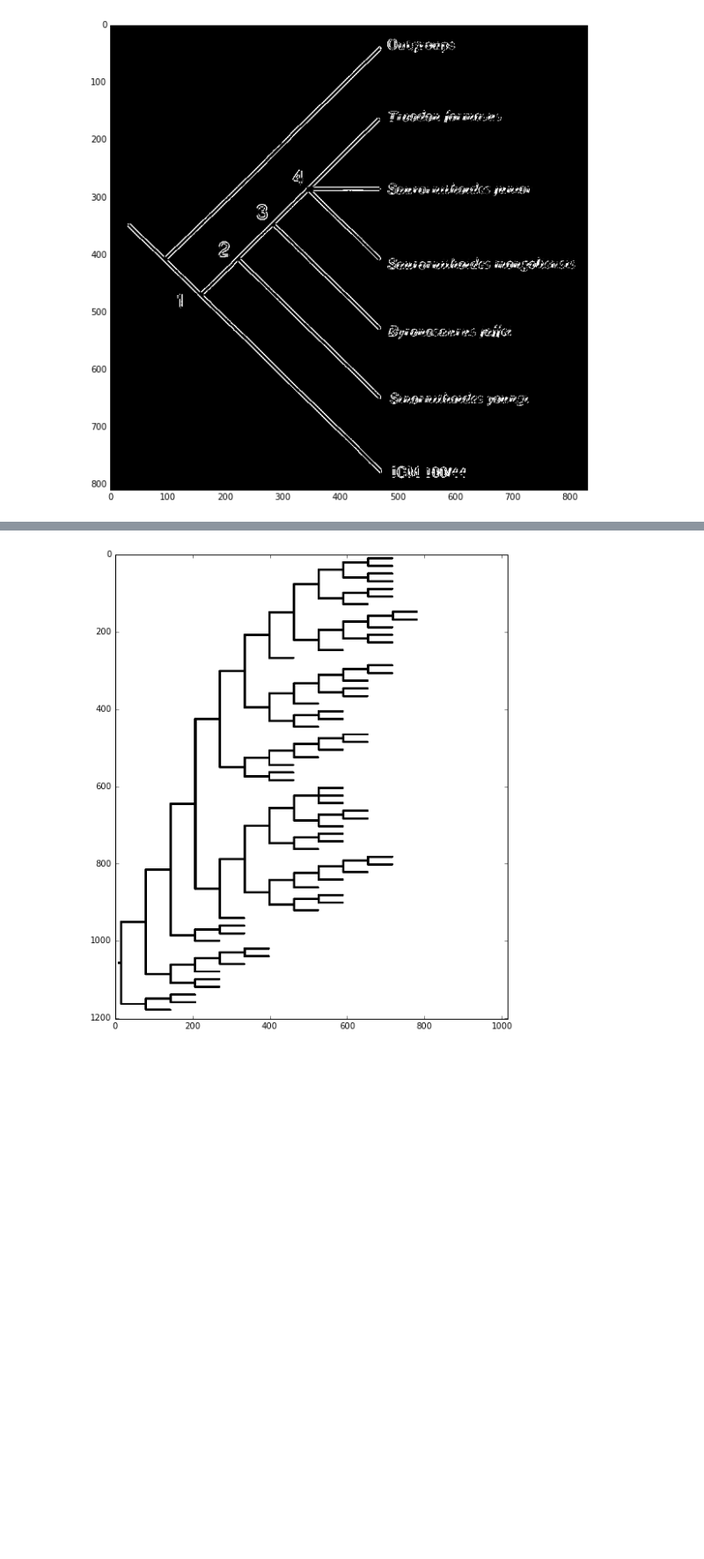
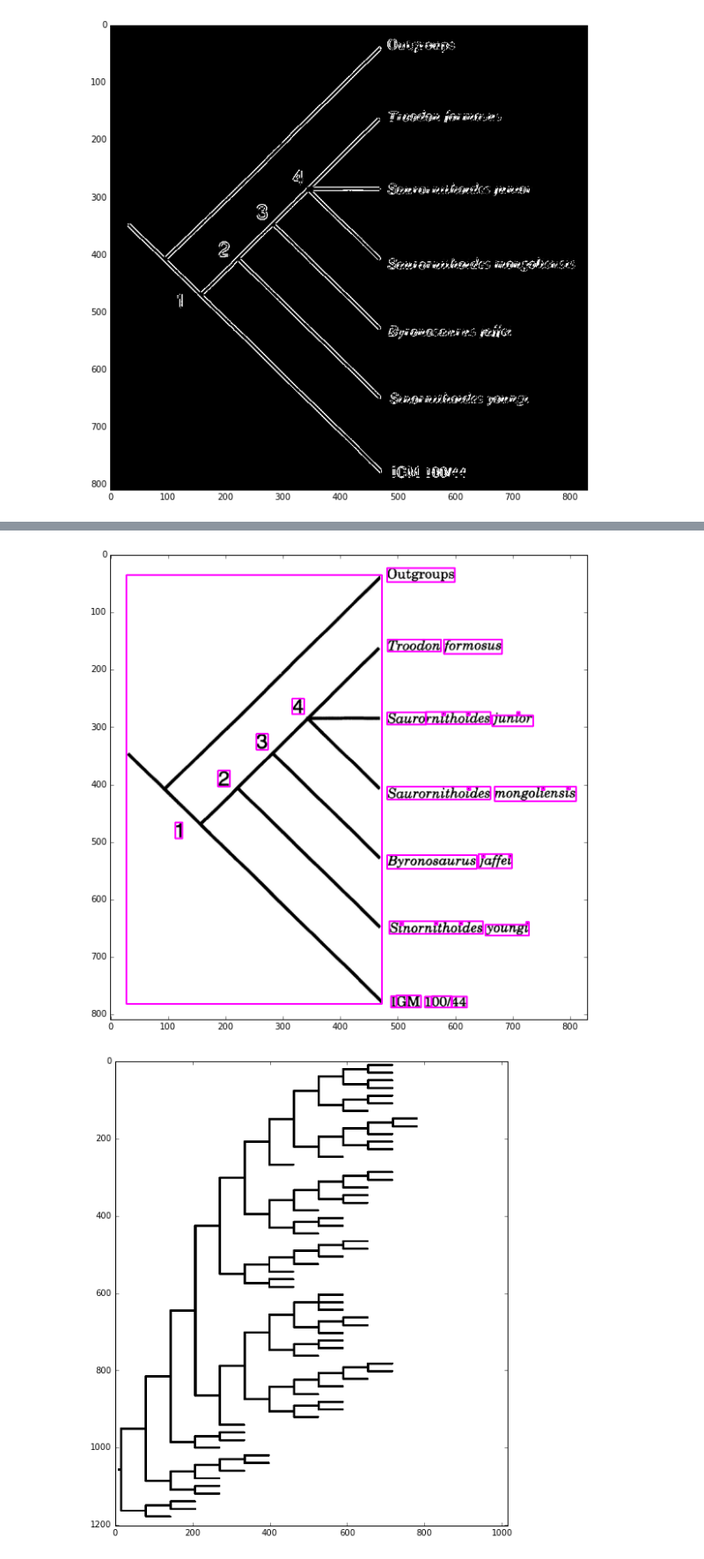
Before and after one commit to HackTheDinos/RC-Tree, a Jupyter notebook: cv2_methods.ipynb, the cells around one changed output, grey strips where cells are left out. Shown at 88% size. Cells and saved outputs as stored; diff of their text form; code cells hidden in the pictures; blank space fills up the shorter version.

```diff
--- a/cv2_methods.ipynb
+++ b/cv2_methods.ipynb
@@ -81,26 +77,28 @@ show(img, False)
 # %%
-just_tree = cv2.imread("images/Tree2.png")
+just_tree = cv2.imread("images/Tree1.png")
 def text_contours(img, thresh=0.5, kernel=1, iterations=1):
     img = img.copy()
 
     gray = cv2.cvtColor(img, cv2.COLOR_BGR2GRAY)
     _,thresh = cv2.threshold(gray, 150, 255, cv2.THRESH_BINARY_INV) # threshold
     kernel = cv2.getStructuringElement(cv2.MORPH_CROSS,(3,3))
     dilated = cv2.dilate(thresh,kernel,iterations) # dilate
 
 #     return dilated
     im2, contours, hierarchy = cv2.findContours(dilated,cv2.RETR_EXTERNAL,cv2.CHAIN_APPROX_NONE) # get contours
 
     for contour in contours:
         [x,y,w,h] = cv2.boundingRect(contour)
         if h < 5 or w < 5: continue
         #if h > grays[i].shape[0] * 0.5 or w > grays[i].shape[1] * 0.5: continue
         cv2.rectangle(img, (x,y), (x+w,y+h), (255,0,255), 2)
 
     return img
 
-# show(text_contours(just_tree))
-contours = text_contours(just_tree)
+show(text_contours(just_tree), False)
+# contours = text_contours(just_tree)
+# %% [output]
+[figure, added]
 # %%
 # Find the contour of the tree
 def find_tree_contour(gray, param=2):
```
Also changed, not shown: parts of 2 cells of this notebook, 2 other files.
